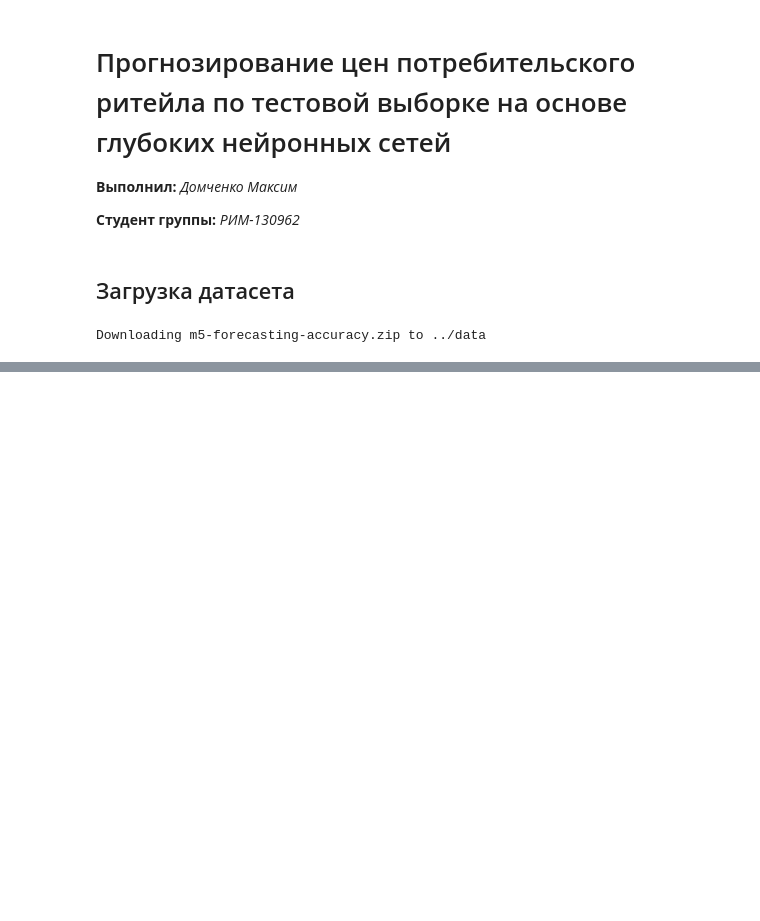
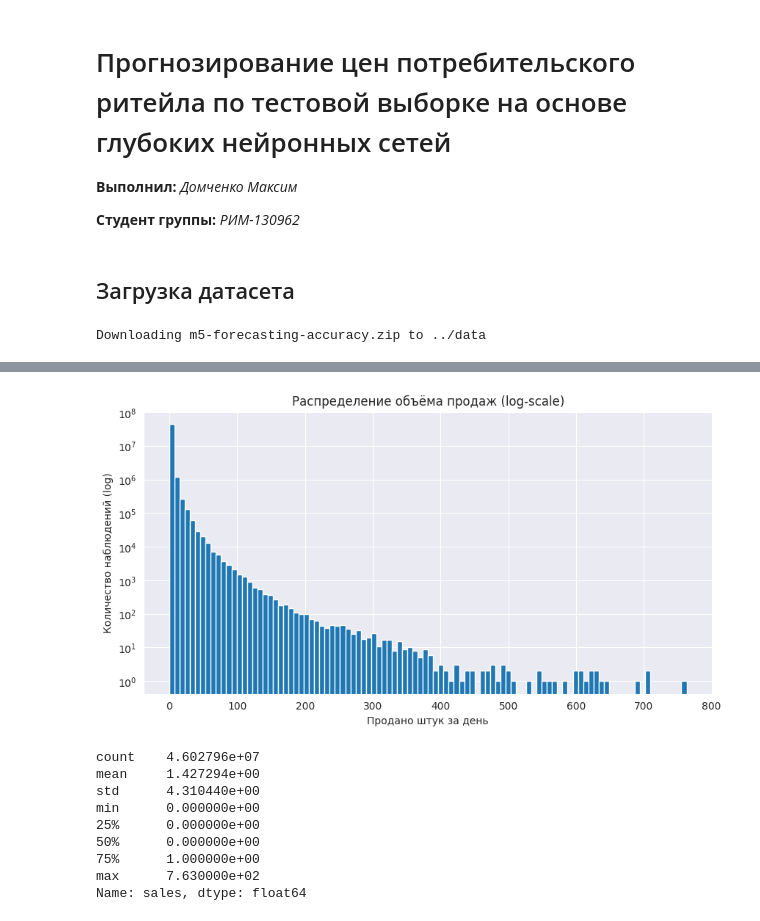
Before and after one commit to DMax-w/price_forecasting, a Jupyter notebook: notebook/dataset.ipynb, the cells around one changed output, grey strips where cells are left out. Cells and saved outputs as stored; diff of their text form; code cells hidden in the pictures; blank space fills up the shorter version.

```diff
--- a/notebook/dataset.ipynb
+++ b/notebook/dataset.ipynb
@@ -100,0 +128,15 @@ display(sales_long[['date', 'item_id', 'store_id', 'sales', 'sell_price']].head(
+# %%
+# ---------- ШАГ 2: Преобразование в длинный формат ---------- #
+
+# Преобразуем только нужные колонки
+id_cols = ['id', 'item_id', 'dept_id', 'cat_id', 'store_id', 'state_id']
+sales_long = pd.melt(
+    sales,
+    id_vars=id_cols,
+    var_name='d',
+    value_name='sales'
+)
+
+# Проверим результат
+print("Преобразованный формат (long):", sales_long.shape)
+display(sales_long.head())
@@ -100,0 +171,14 @@ display(sales_long[['date', 'item_id', 'store_id', 'sales', 'sell_price']].head(
+# %%
+# ---------- ШАГ 4: Подготовка обучающего датасета ---------- #
+
+# Удалим строки без информации о цене
+sales_train = sales_long.dropna(subset=['sell_price']).copy()
+
+# Проверим результат
+print("Форма после очистки:", sales_train.shape)
+print(f"  ▸ Уникальных товаров: {sales_train['item_id'].nunique()}")
+print(f"  ▸ Уникальных дней: {sales_train['date'].nunique()}")
+print(f"  ▸ Доля нулевых продаж: {(sales_train['sales'] == 0).mean():.2%}")
+
+# Быстрый просмотр
+display(sales_train[['date', 'item_id', 'store_id', 'sales', 'sell_price']].sample(5))
@@ -100,0 +196,25 @@ display(sales_long[['date', 'item_id', 'store_id', 'sales', 'sell_price']].head(
+# %%
+import matplotlib.pyplot as plt
+
+# ---------- ШАГ 5: Распределение объёма продаж ---------- #
+plt.figure(figsize=(10, 5))
+sales_train['sales'].hist(bins=100, log=True)
+plt.title('Распределение объёма продаж (log-scale)')
+plt.xlabel('Продано штук за день')
+plt.ylabel('Количество наблюдений (log)')
+plt.grid(True)
+plt.show()
+
+# Также выведем базовую статистику
+print(sales_train['sales'].describe())
+# %% [output]
+[figure, added]
+count    4.602796e+07
+mean     1.427294e+00
+std      4.310440e+00
+min      0.000000e+00
+25%      0.000000e+00
+50%      0.000000e+00
+75%      1.000000e+00
+max      7.630000e+02
+Name: sales, dtype: float64
```
Also changed, not shown: parts of 15 cells of this notebook, 1 other file.
